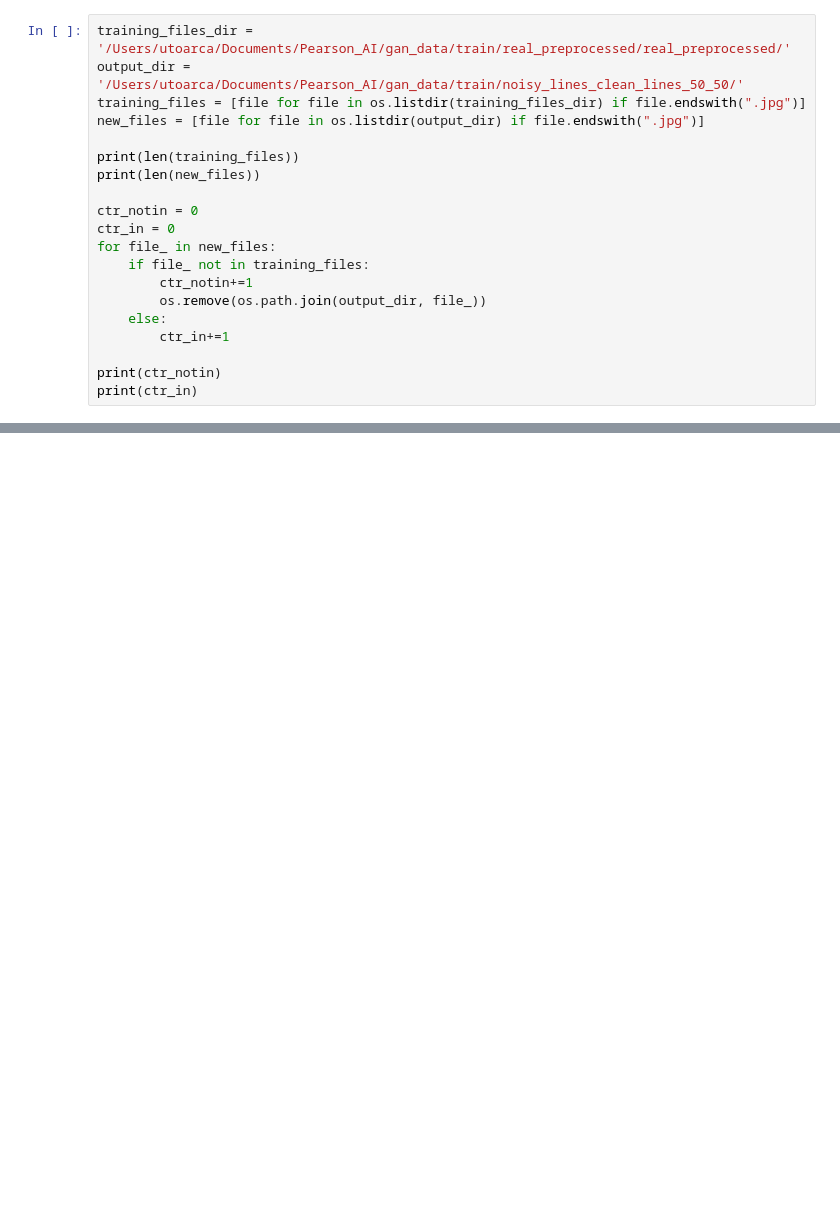
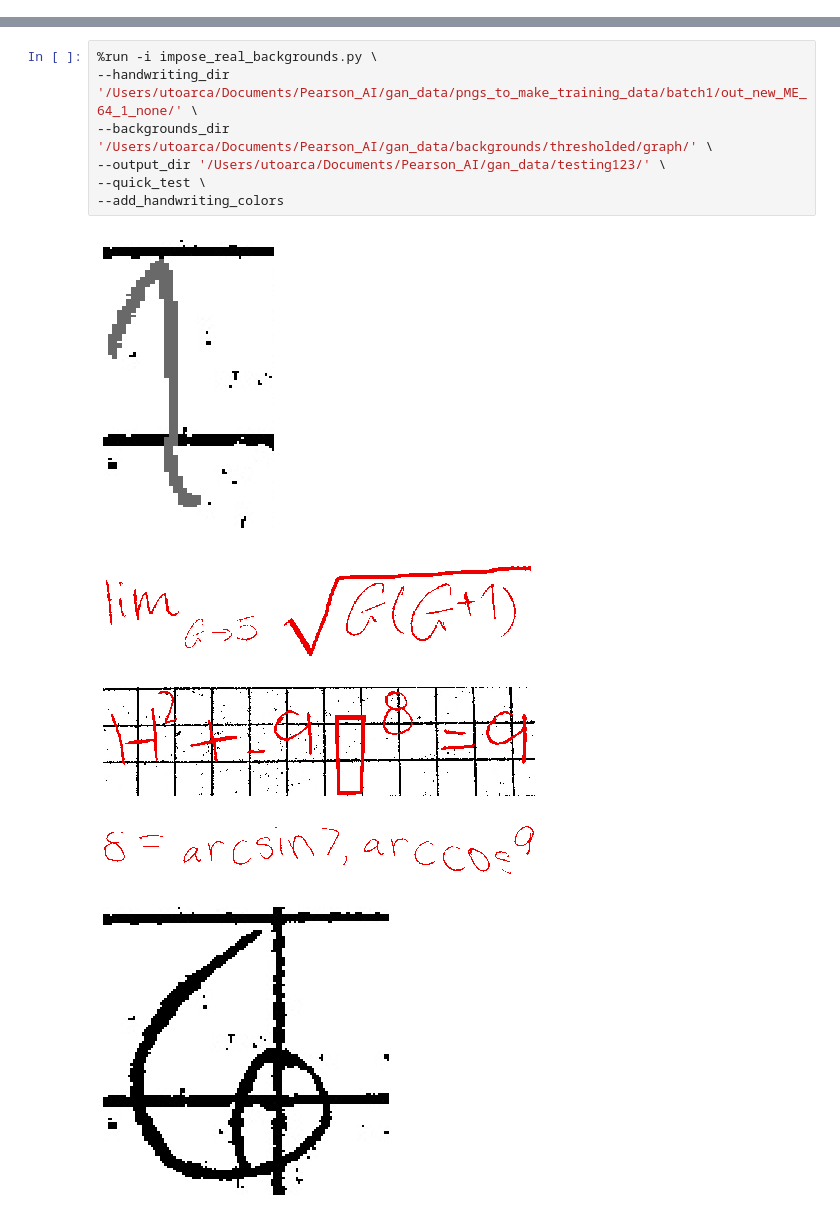
Before and after one commit to camilletoarmino/image_manipulations, a Jupyter notebook: generate_cGAN_data.ipynb, the cells around one changed output, grey strips where cells are left out. Saved outputs shown, nothing was run; the diff lists cells and outputs as text; blank space fills up the shorter version.

```diff
--- a/generate_cGAN_data.ipynb
+++ b/generate_cGAN_data.ipynb
@@ -280,20 +35,0 @@ for file in os.listdir(path):
-# %%
-training_files_dir = '/Users/utoarca/Documents/Pearson_AI/gan_data/train/real_preprocessed/real_preprocessed/'
-output_dir = '/Users/utoarca/Documents/Pearson_AI/gan_data/train/noisy_lines_clean_lines_50_50/'
-training_files = [file for file in os.listdir(training_files_dir) if file.endswith(".jpg")]
-new_files = [file for file in os.listdir(output_dir) if file.endswith(".jpg")]
-
-print(len(training_files))
-print(len(new_files))
-
-ctr_notin = 0
-ctr_in = 0
-for file_ in new_files:
-    if file_ not in training_files:
-        ctr_notin+=1
-        os.remove(os.path.join(output_dir, file_))
-    else:
-        ctr_in+=1
-
-print(ctr_notin)
-print(ctr_in)
@@ -452,0 +56,13 @@ for file in images:
+# %%
+%run -i impose_real_backgrounds.py \
+--handwriting_dir '/Users/utoarca/Documents/Pearson_AI/gan_data/pngs_to_make_training_data/batch1/out_new_ME_64_1_none/' \
+--backgrounds_dir '/Users/utoarca/Documents/Pearson_AI/gan_data/backgrounds/thresholded/graph/' \
+--output_dir '/Users/utoarca/Documents/Pearson_AI/gan_data/testing123/' \
+--quick_test \
+--add_handwriting_colors
+# %% [output]
+[figure, added]
+[figure, added]
+[figure, added]
+[figure, added]
+[figure, added]
```
Also changed, not shown: parts of 19 cells of this notebook, 2 other files.
